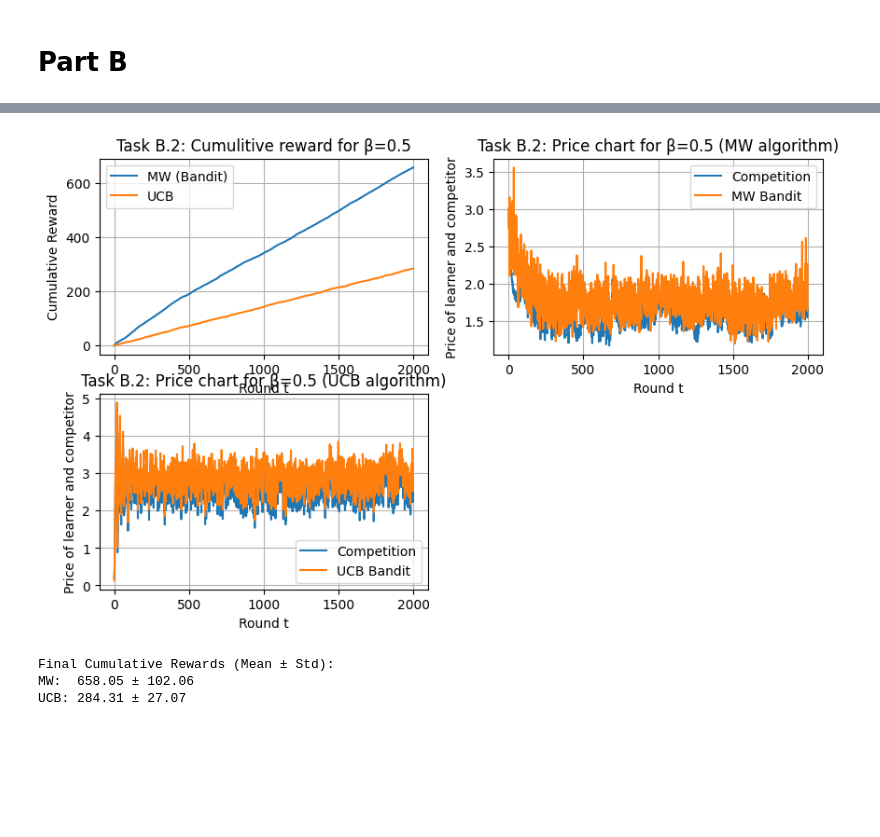
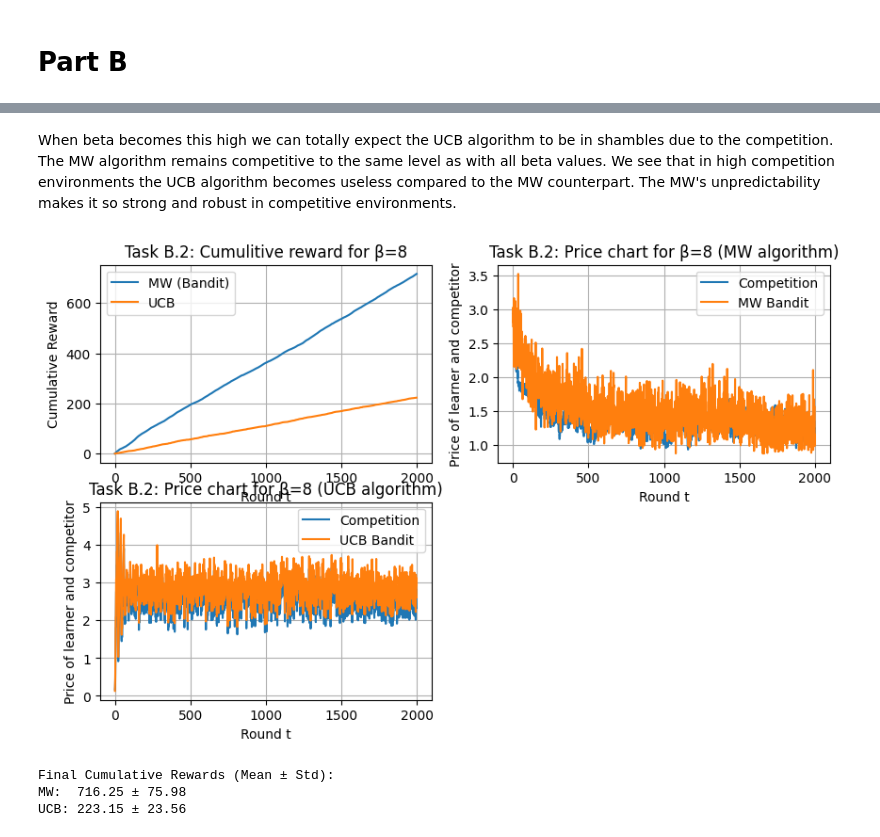
Before and after one commit to Giorgosman13/RL_Assignment2, a Jupyter notebook: Assignment_2_Reverse_Engineering_Non_Stationarity_and_Price_Wars!.ipynb, the cells around one changed output, grey strips where cells are left out. Saved outputs shown, nothing was run; the diff lists cells and outputs as text; code cells hidden in the pictures; blank space fills up the shorter version.

```diff
--- a/Assignment_2_Reverse_Engineering_Non_Stationarity_and_Price_Wars!.ipynb
+++ b/Assignment_2_Reverse_Engineering_Non_Stationarity_and_Price_Wars!.ipynb
@@ -633,2 +580,4 @@ MW:  717.36 ± 79.00
 UCB: 465.99 ± 28.43
+# %% [markdown]
+When beta becomes this high we can totally expect the UCB algorithm to be in shambles due to the competition. The MW algorithm remains competitive to the same level as with all beta values. We see that in high competition environments the UCB algorithm becomes useless compared to the MW counterpart. The MW's unpredictability makes it so strong and robust in competitive environments.
 # %%
@@ -667,37 +616,37 @@ plt.plot(mean_ucb, label='UCB')
 
 plt.xlabel('Round t')
 plt.ylabel('Cumulative Reward')
-plt.title('Task B.2: Cumulitive reward for β=0.5')
+plt.title('Task B.2: Cumulitive reward for β=8')
 plt.legend()
 plt.grid(True)
 
 plt.subplot(2,2,2)
 plt.plot(mean_selection_comp_mw, label='Competition')
 plt.plot(mean_selection_mw, label='MW Bandit')
 
 plt.xlabel('Round t')
 plt.ylabel('Price of learner and competitor')
-plt.title('Task B.2: Price chart for β=0.5 (MW algorithm)')
+plt.title('Task B.2: Price chart for β=8 (MW algorithm)')
 plt.legend()
 plt.grid(True)
 
 plt.subplot(2,2,3)
 plt.plot(mean_selection_comp_ucb, label='Competition')
 plt.plot(mean_selection_ucb, label='UCB Bandit')
 
 plt.xlabel('Round t')
 plt.ylabel('Price of learner and competitor')
-plt.title('Task B.2: Price chart for β=0.5 (UCB algorithm)')
+plt.title('Task B.2: Price chart for β=8 (UCB algorithm)')
 plt.legend()
 plt.grid(True)
 
 plt.show()
 
 print("Final Cumulative Rewards (Mean ± Std):")
 print(f"MW:  {np.mean(rewards_mw[:,-1]):.2f} ± {np.std(rewards_mw[:,-1]):.2f}")
 print(f"UCB: {np.mean(rewards_ucb[:,-1]):.2f} ± {np.std(rewards_ucb[:,-1]):.2f}")
 # %% [output]
-[figure, old version]
+[figure, new version]
 Final Cumulative Rewards (Mean ± Std):
-MW:  658.05 ± 102.06
-UCB: 284.31 ± 27.07
+MW:  716.25 ± 75.98
+UCB: 223.15 ± 23.56
```
Also changed, not shown: parts of 25 cells of this notebook.
